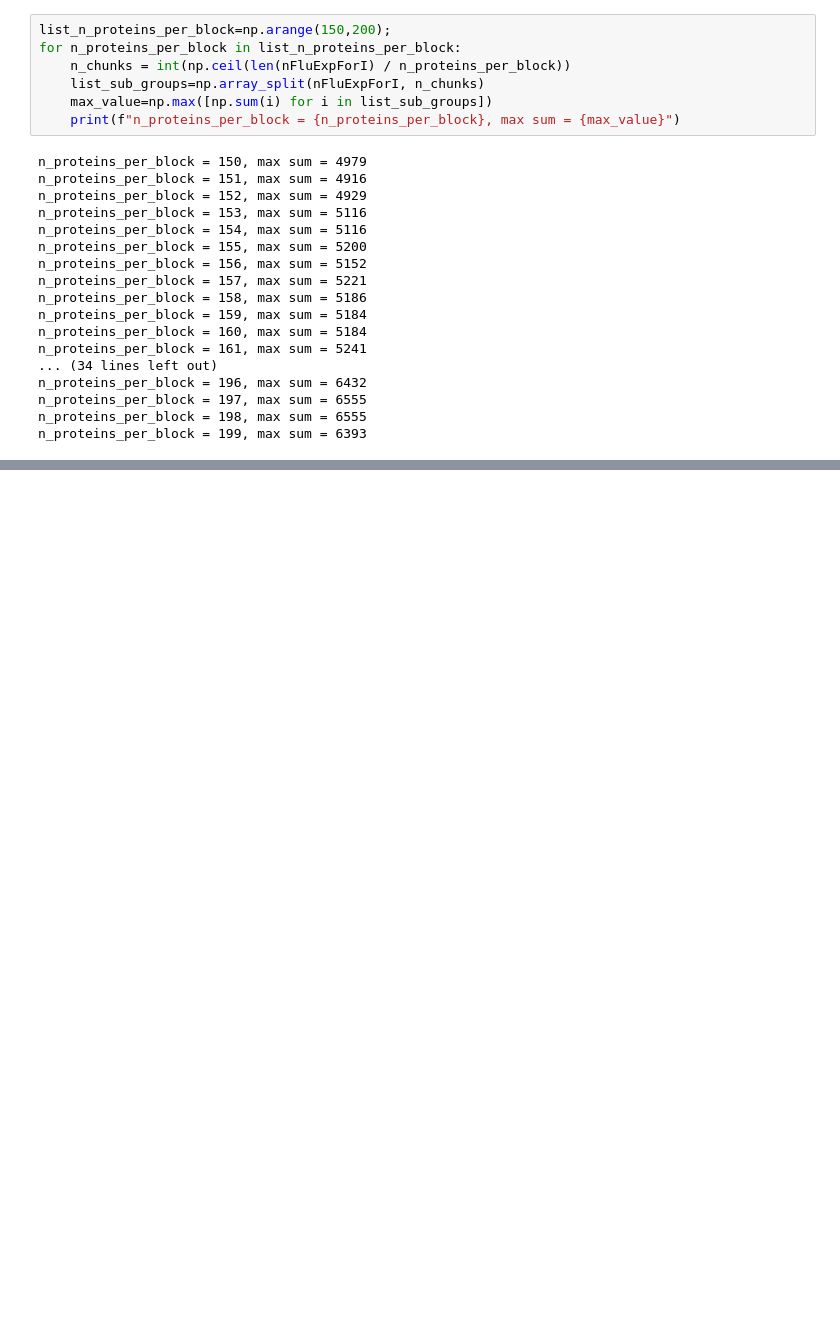
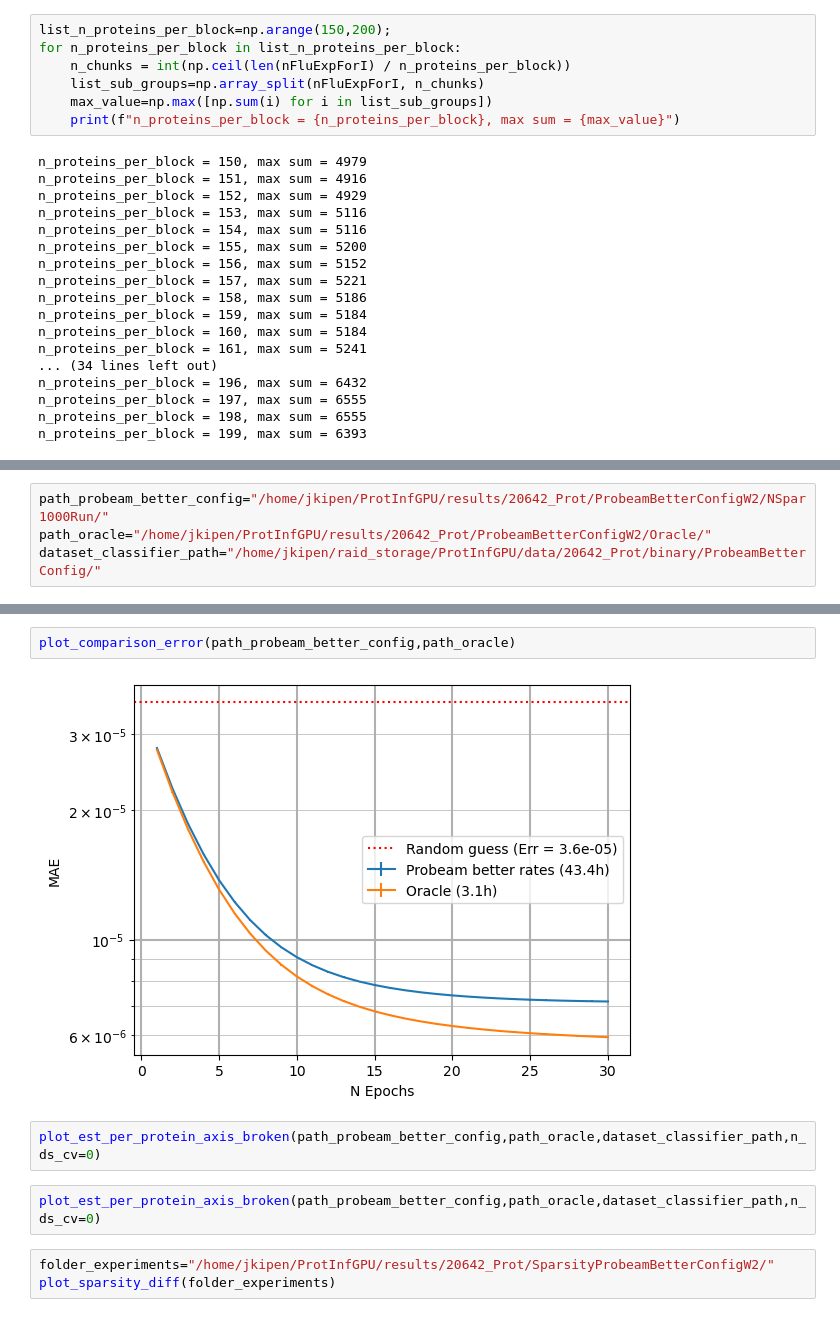
Before and after one commit to JavierKipen/ProtInfGPU, a Jupyter notebook: scripts/WhatprotDatasets.ipynb, the cells around one changed output, grey strips where cells are left out. Drawn from its saved outputs; the diff is of its cells as text; blank space fills up the shorter version.

Commit message:
Continuing towards the final figures.

```diff
--- a/scripts/WhatprotDatasets.ipynb
+++ b/scripts/WhatprotDatasets.ipynb
@@ -463,0 +462,4 @@ ModuleNotFoundError: No module named 'humanize'
+# %%
+path_probeam_better_config="/home/jkipen/ProtInfGPU/results/20642_Prot/ProbeamBetterConfigW2/NSpar1000Run/"
+path_oracle="/home/jkipen/ProtInfGPU/results/20642_Prot/ProbeamBetterConfigW2/Oracle/"
+dataset_classifier_path="/home/jkipen/raid_storage/ProtInfGPU/data/20642_Prot/binary/ProbeamBetterConfig/"
@@ -463,0 +618,11 @@ ModuleNotFoundError: No module named 'humanize'
+# %%
+plot_comparison_error(path_probeam_better_config,path_oracle)
+# %% [output]
+[figure, added]
+# %%
+plot_est_per_protein_axis_broken(path_probeam_better_config,path_oracle,dataset_classifier_path,n_ds_cv=0)
+# %%
+plot_est_per_protein_axis_broken(path_probeam_better_config,path_oracle,dataset_classifier_path,n_ds_cv=0)
+# %%
+folder_experiments="/home/jkipen/ProtInfGPU/results/20642_Prot/SparsityProbeamBetterConfigW2/"
+plot_sparsity_diff(folder_experiments)
```
Also changed, not shown: parts of 4 cells of this notebook, 55 other files.
